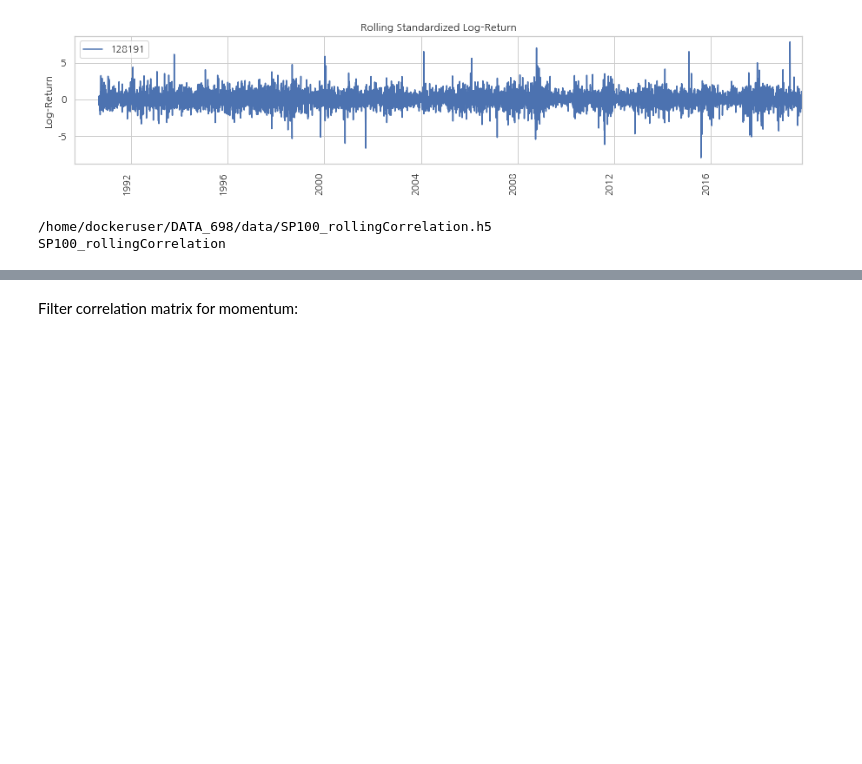
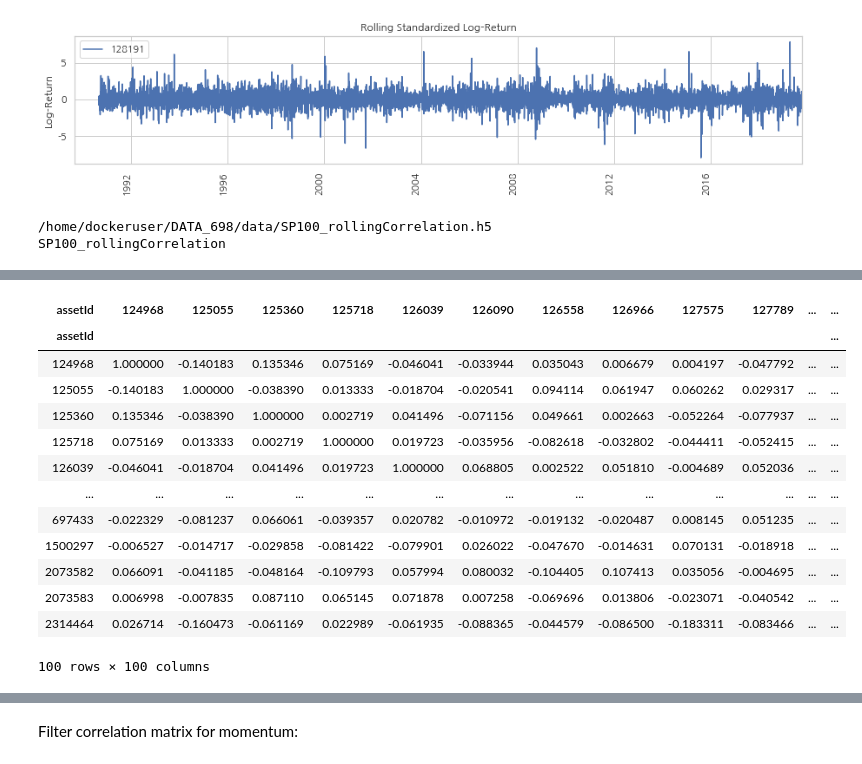
Before and after one commit to dnokes/DATA_698, a Jupyter notebook: notebooks/prototyping/DATA_698_Test_MSTs_Docker_Test.ipynb, the cells around one changed output, grey strips where cells are left out. Saved outputs shown, nothing was run; the diff lists cells and outputs as text; code cells hidden in the pictures; blank space fills up the shorter version.

```diff
--- a/notebooks/prototyping/DATA_698_Test_MSTs_Docker_Test.ipynb
+++ b/notebooks/prototyping/DATA_698_Test_MSTs_Docker_Test.ipynb
@@ -338,0 +394,17 @@ CC
+# %%
+randomCC
+# %% [output]
+| assetId | 124968 | 125055 | 125360 | 125718 | 126039 | 126090 | 126558 | 126966 | 127575 | 127789 | ... | ... |
+| assetId |  |  |  |  |  |  |  |  |  |  |  | ... |
+| 124968 | 1.000000 | -0.140183 | 0.135346 | 0.075169 | -0.046041 | -0.033944 | 0.035043 | 0.006679 | 0.004197 | -0.047792 | ... | ... |
+| 125055 | -0.140183 | 1.000000 | -0.038390 | 0.013333 | -0.018704 | -0.020541 | 0.094114 | 0.061947 | 0.060262 | 0.029317 | ... | ... |
+| 125360 | 0.135346 | -0.038390 | 1.000000 | 0.002719 | 0.041496 | -0.071156 | 0.049661 | 0.002663 | -0.052264 | -0.077937 | ... | ... |
+| 125718 | 0.075169 | 0.013333 | 0.002719 | 1.000000 | 0.019723 | -0.035956 | -0.082618 | -0.032802 | -0.044411 | -0.052415 | ... | ... |
+| 126039 | -0.046041 | -0.018704 | 0.041496 | 0.019723 | 1.000000 | 0.068805 | 0.002522 | 0.051810 | -0.004689 | 0.052036 | ... | ... |
+| ... | ... | ... | ... | ... | ... | ... | ... | ... | ... | ... | ... | ... |
+| 697433 | -0.022329 | -0.081237 | 0.066061 | -0.039357 | 0.020782 | -0.010972 | -0.019132 | -0.020487 | 0.008145 | 0.051235 | ... | ... |
+| 1500297 | -0.006527 | -0.014717 | -0.029858 | -0.081422 | -0.079901 | 0.026022 | -0.047670 | -0.014631 | 0.070131 | -0.018918 | ... | ... |
+| 2073582 | 0.066091 | -0.041185 | -0.048164 | -0.109793 | 0.057994 | 0.080032 | -0.104405 | 0.107413 | 0.035056 | -0.004695 | ... | ... |
+| 2073583 | 0.006998 | -0.007835 | 0.087110 | 0.065145 | 0.071878 | 0.007258 | -0.069696 | 0.013806 | -0.023071 | -0.040542 | ... | ... |
+| 2314464 | 0.026714 | -0.160473 | -0.061169 | 0.022989 | -0.061935 | -0.088365 | -0.044579 | -0.086500 | -0.183311 | -0.083466 | ... | ... |
+100 rows × 100 columns
```
Also changed, not shown: parts of 17 cells of this notebook.
